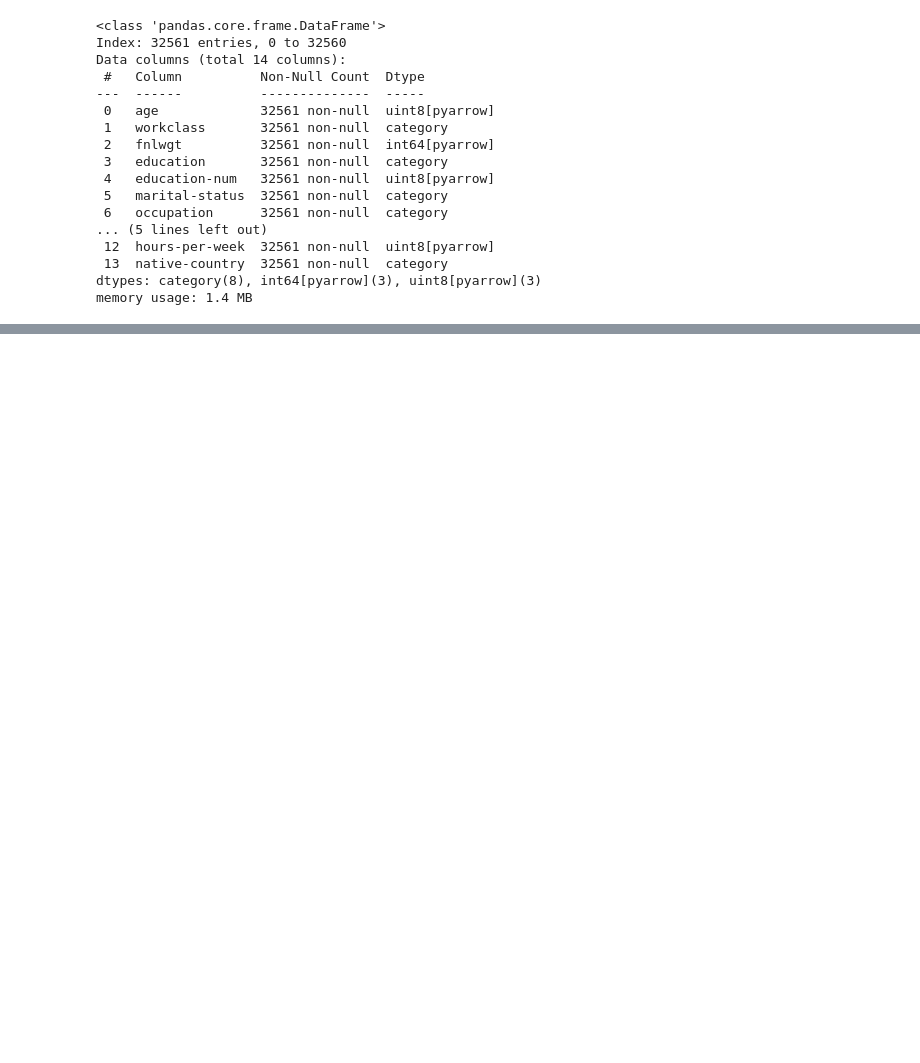
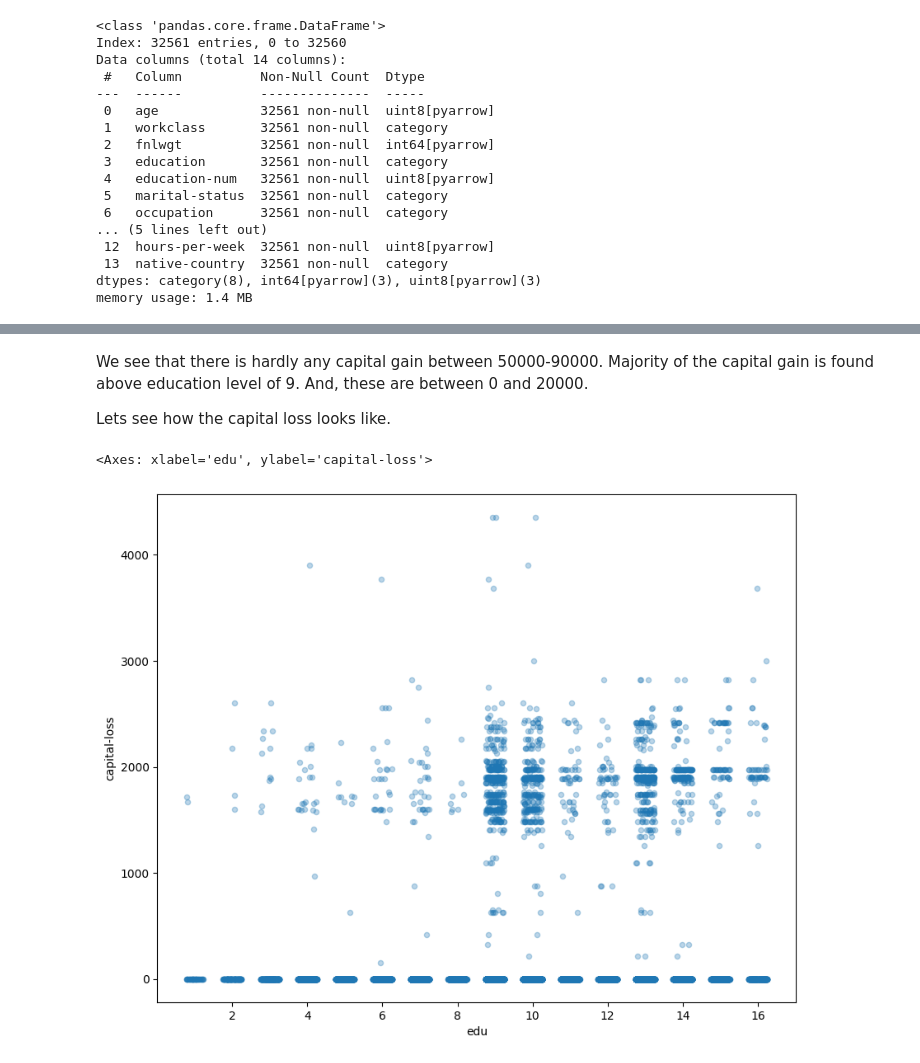
Before and after one commit to agpt8/data_science_portfolio, a Jupyter notebook: income-data-analysis.ipynb, the cells around one changed output, grey strips where cells are left out. Saved outputs shown, nothing was run; the diff lists cells and outputs as text; code cells hidden in the pictures; blank space fills up the shorter version.

```diff
--- a/income-data-analysis.ipynb
+++ b/income-data-analysis.ipynb
@@ -435,0 +501,18 @@ memory usage: 1.4 MB
+# %% [markdown]
+We see that there is hardly any capital gain between 50000-90000. Majority of the capital gain is found above education level of 9. And, these are between 0 and 20000.
+
+Lets see how the capital loss looks like.
+# %%
+(
+    df
+        .assign(edu=lambda df_: jitter(df_, col="education-num"))
+        .plot
+        .scatter(x="edu",
+                 y="capital-loss",
+                 alpha=0.3,
+                 figsize=(10, 8)
+    )
+)
+# %% [output]
+<Axes: xlabel='edu', ylabel='capital-loss'>
+[figure, added]
```
Also changed, not shown: parts of 16 cells of this notebook.
